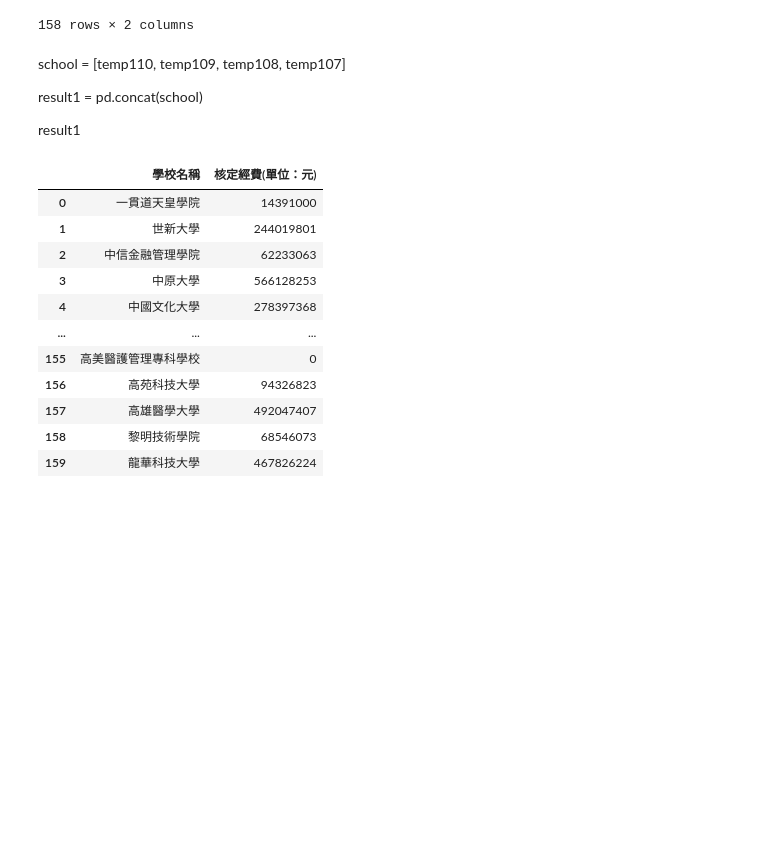
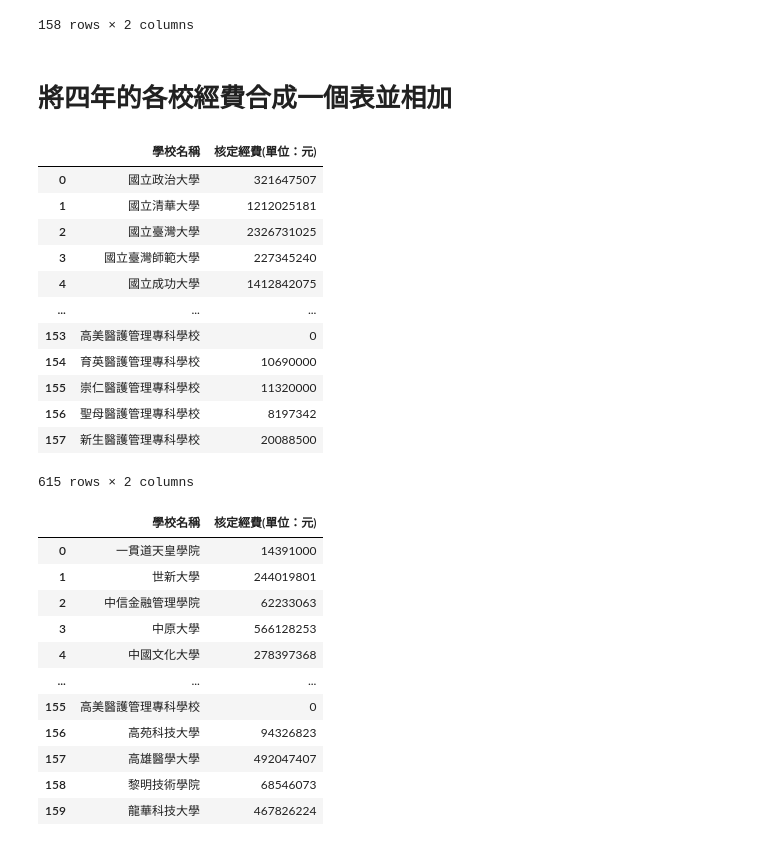
Before and after one commit to ChangHungWu/LAT, a Jupyter notebook: 高等教育深耕計畫核定經費.ipynb, the cells around one changed output. Saved outputs shown, nothing was run; the diff lists cells and outputs as text; code cells hidden in the pictures; blank space fills up the shorter version.

```diff
--- a/高等教育深耕計畫核定經費.ipynb
+++ b/高等教育深耕計畫核定經費.ipynb
@@ -194,12 +194,28 @@ temp107
 | 156 | 聖母醫護管理專科學校 | 8197342 |
 | 157 | 新生醫護管理專科學校 | 20088500 |
 158 rows × 2 columns
-# %% [markdown]
-school = [temp110, temp109, temp108, temp107]
-
-result1 = pd.concat(school)
-
-result1
+# %% [markdown]
+# 將四年的各校經費合成一個表並相加
+# %%
+school = [temp110, temp109, temp108, temp107]
+
+result1 = pd.concat(school)
+
+result1
+# %% [output]
+|  | 學校名稱 | 核定經費(單位：元) |
+| 0 | 國立政治大學 | 321647507 |
+| 1 | 國立清華大學 | 1212025181 |
+| 2 | 國立臺灣大學 | 2326731025 |
+| 3 | 國立臺灣師範大學 | 227345240 |
+| 4 | 國立成功大學 | 1412842075 |
+| ... | ... | ... |
+| 153 | 高美醫護管理專科學校 | 0 |
+| 154 | 育英醫護管理專科學校 | 10690000 |
+| 155 | 崇仁醫護管理專科學校 | 11320000 |
+| 156 | 聖母醫護管理專科學校 | 8197342 |
+| 157 | 新生醫護管理專科學校 | 20088500 |
+615 rows × 2 columns
 # %%
 school = result1[['學校名稱', '核定經費(單位：元)']].groupby(['學校名稱'])['核定經費(單位：元)'].sum().reset_index()
 school
```
Also changed, not shown: parts of 10 cells of this notebook, 2 other files.
